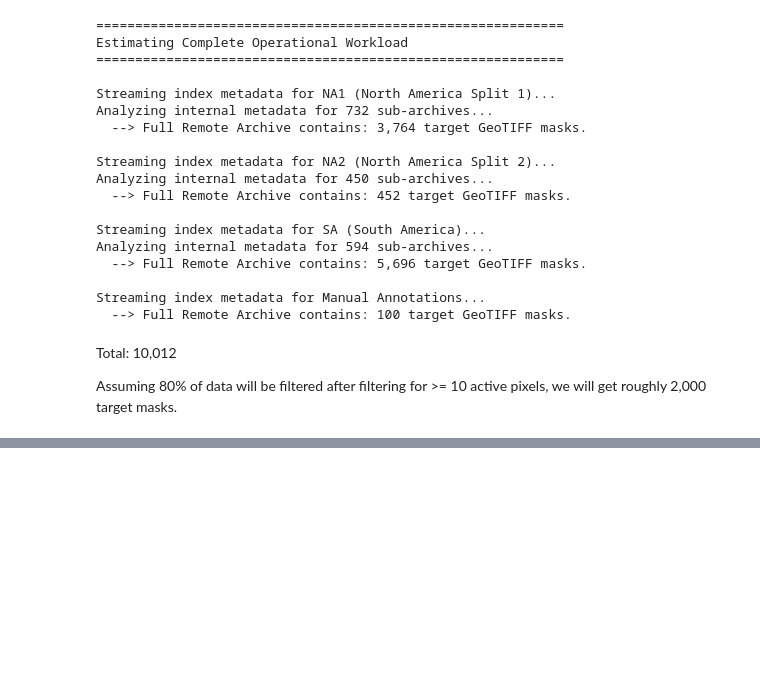
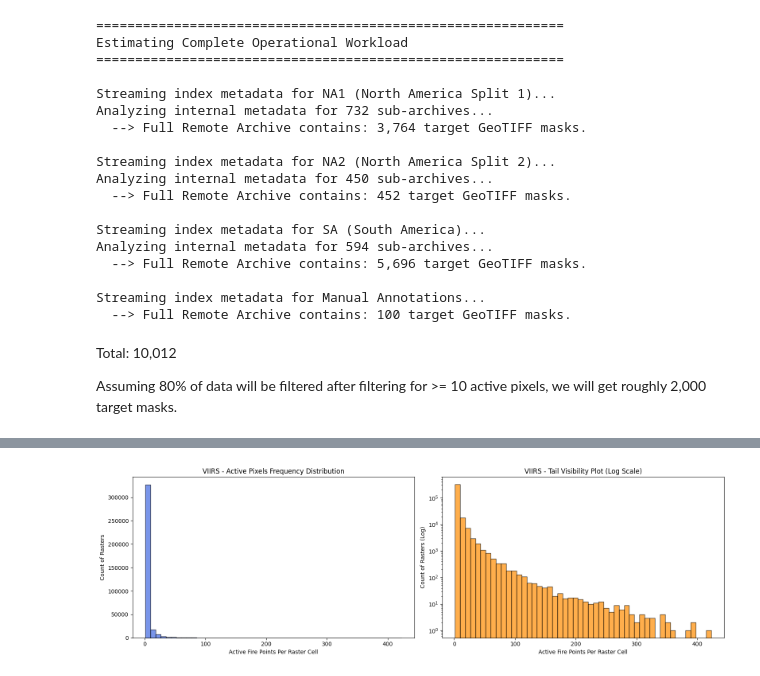
Before and after one commit to ada-th25/irp-th25-azure, a Jupyter notebook: notebooks/explore-dataset.ipynb, the cells around one changed output, grey strips where cells are left out. Cells and saved outputs as stored; diff of their text form; code cells hidden in the pictures; blank space fills up the shorter version.

Commit message:
CHORE: Check VIIRS data

```diff
--- a/notebooks/explore-dataset.ipynb
+++ b/notebooks/explore-dataset.ipynb
@@ -215,0 +292,78 @@ Assuming 80% of data will be filtered after filtering for >= 10 active pixels, w
+# %%
+import os
+import pandas as pd
+import numpy as np
+import matplotlib.pyplot as plt
+
+# =====================================================================
+# 1. SETUP PATHS AND PARAMETERS (Matching your pipeline logic)
+# =====================================================================
+VIIRS_CSV_PATH = os.path.expanduser("~/irp-th25/src/data/raw_viirs/fire_archive_SV-C2_762484.csv")
+VIIRS_DATE_RANGE = ("2020-08-01", "2020-09-30")
+VIIRS_TARGET_EXTENT_M = 7500  # 7.5km box
+REGION_BBOX = [-170.0, -56.0, -30.0, 75.0]  # Americas bounds
+
+# =====================================================================
+# 2. LOAD AND FILTER CSV
+# =====================================================================
+print("Loading and filtering VIIRS catalog...")
+df = pd.read_csv(VIIRS_CSV_PATH)
+df.columns = df.columns.str.strip()
+df['acq_date'] = pd.to_datetime(df['acq_date'])
+
+# Apply structural pipeline filters
+if 'confidence' in df.columns:
+    df['confidence'] = df['confidence'].astype(str).str.strip().str.lower()
+    df = df[df['confidence'].isin(['n', 'h', 'nominal', 'high'])]
+
+df = df[(df['acq_date'] >= VIIRS_DATE_RANGE[0]) & (df['acq_date'] <= VIIRS_DATE_RANGE[1])]
+
+if REGION_BBOX:
+    df = df[
+        (df['longitude'] >= REGION_BBOX[0]) & (df['longitude'] <= REGION_BBOX[2]) &
+        (df['latitude'] >= REGION_BBOX[1]) & (df['latitude'] <= REGION_BBOX[3])
+    ]
+
+# =====================================================================
+# 3. GRID MAPPING & AGGREGATION (Simulating Rasterization)
+# =====================================================================
+cell_deg = VIIRS_TARGET_EXTENT_M / 111320.0
+df['cell_lon'] = (df['longitude'] // cell_deg).astype(int)
+df['cell_lat'] = (df['latitude'] // cell_deg).astype(int)
+df['date_str'] = df['acq_date'].dt.strftime('%Y%m%d')
+
+# Count how many individual points fall into each raster cell group
+# (This represents the number of active fire pixels that will be painted onto your raster)
+active_counts = df.groupby(['date_str', 'cell_lon', 'cell_lat']).size().to_numpy()
+
+# =====================================================================
+# 4. OUTPUT SUMMARY METRICS
+# =====================================================================
+print(f"\n{'='*60}\nDistribution Profiling Summary for VIIRS Rasters:\n{'='*60}")
+print(f"  Total rasters evaluated: {len(active_counts):,}")
+print(f"  Empty patches (0 px):   0 (0.0%)  <-- (Points are explicitly filtered into groups)")
+print(f"  Sparse patches (1-5 px): {((active_counts >= 1) & (active_counts <= 5)).sum():,} ({((active_counts >= 1) & (active_counts <= 5)).sum()/len(active_counts)*100:.1f}%)")
+print(f"  Dense fire (>200 px):    {(active_counts > 200).sum():,}")
+print(f"  Descriptive Stats (Min/Med/Mean/Max): {active_counts.min()} / {np.median(active_counts):.1f} / {active_counts.mean():.1f} / {active_counts.max()}")
+
+# =====================================================================
+# 5. VISUALIZATION
+# =====================================================================
+fig, axes = plt.subplots(1, 2, figsize=(16, 5))
+
+# Linear Histogram
+axes[0].hist(active_counts, bins=50, color='royalblue', edgecolor='black', alpha=0.7)
+axes[0].set_title("VIIRS - Active Pixels Frequency Distribution")
+axes[0].set_xlabel("Active Fire Points Per Raster Cell")
+axes[0].set_ylabel("Count of Rasters")
+
+# Log Scale Histogram for tail visibility
+axes[1].hist(active_counts, bins=50, color='darkorange', edgecolor='black', alpha=0.7)
+axes[1].set_yscale('log')
+axes[1].set_title("VIIRS - Tail Visibility Plot (Log Scale)")
+axes[1].set_xlabel("Active Fire Points Per Raster Cell")
+axes[1].set_ylabel("Count of Rasters (Log)")
+
+plt.tight_layout()
+plt.show()
+# %% [output]
@@ -215,0 +380 @@ Assuming 80% of data will be filtered after filtering for >= 10 active pixels, w
+[figure, added]
```
Also changed, not shown: parts of 5 cells of this notebook.
